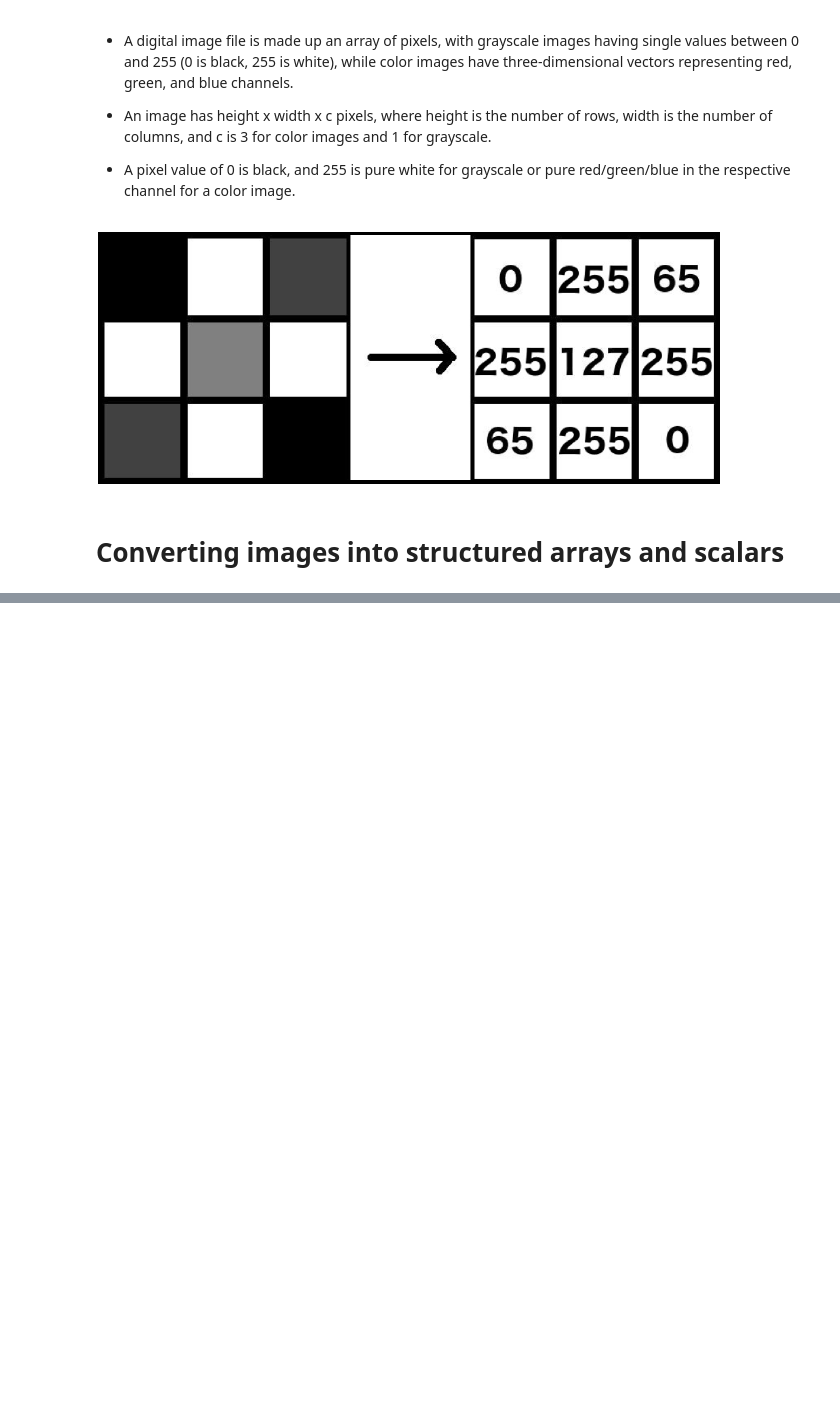
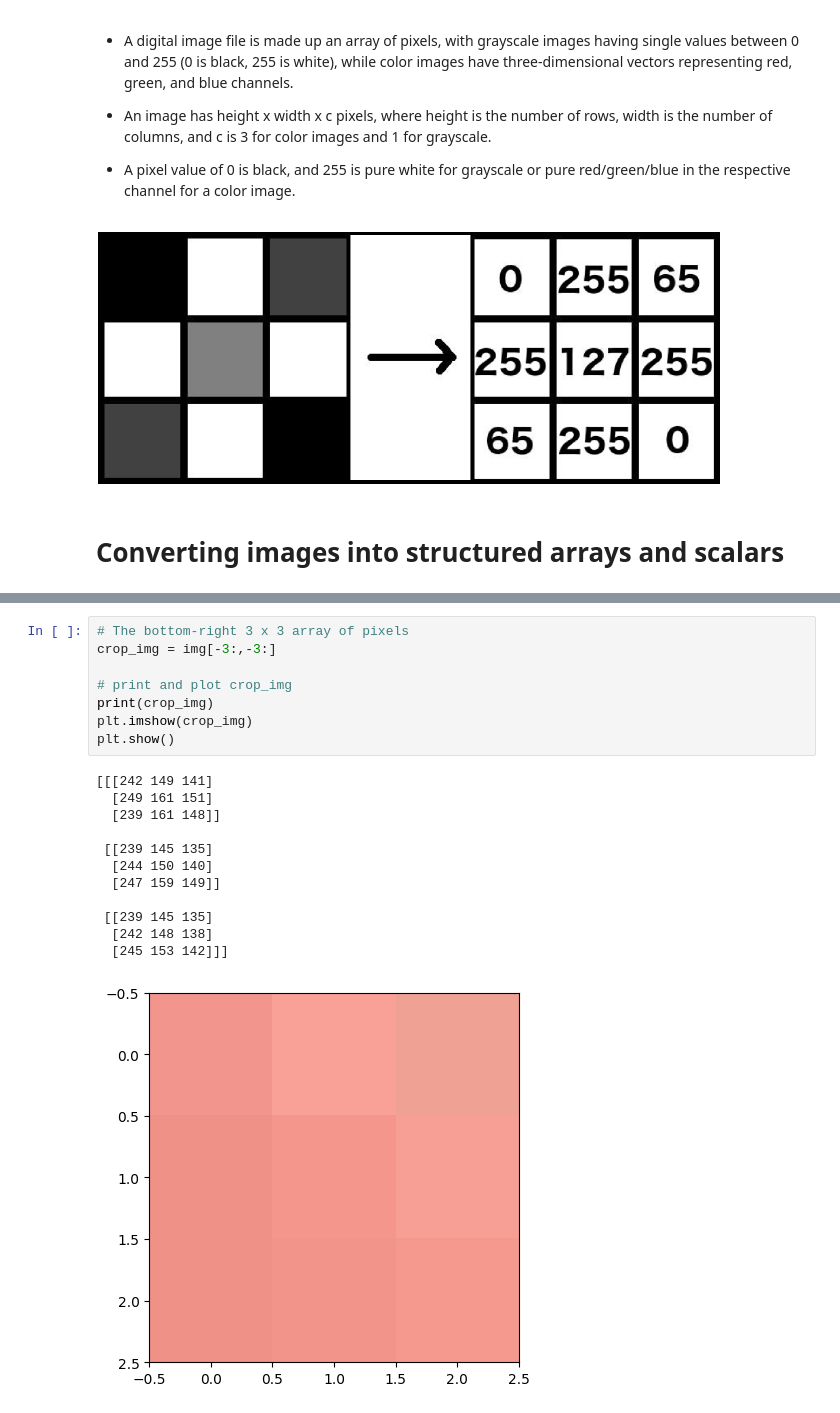
Before and after one commit to Elbhnasy/Modern-Computer-Vision-with-PyTorch-Summary, a Jupyter notebook: Chapter03/ch3.ipynb, the cells around one changed output, grey strips where cells are left out. Drawn from its saved outputs; the diff is of its cells as text; blank space fills up the shorter version.

```diff
--- a/Chapter03/ch3.ipynb
+++ b/Chapter03/ch3.ipynb
@@ -37,0 +120,21 @@
+# %%
+# The bottom-right 3 x 3 array of pixels
+crop_img = img[-3:,-3:]
+
+# print and plot crop_img
+print(crop_img)
+plt.imshow(crop_img)
+plt.show()
+# %% [output]
+[[[242 149 141]
+  [249 161 151]
+  [239 161 148]]
+
+ [[239 145 135]
+  [244 150 140]
+  [247 159 149]]
+
+ [[239 145 135]
+  [242 148 138]
+  [245 153 142]]]
+[figure, added]
```
Also changed, not shown: parts of 10 cells of this notebook, 2 other files.
